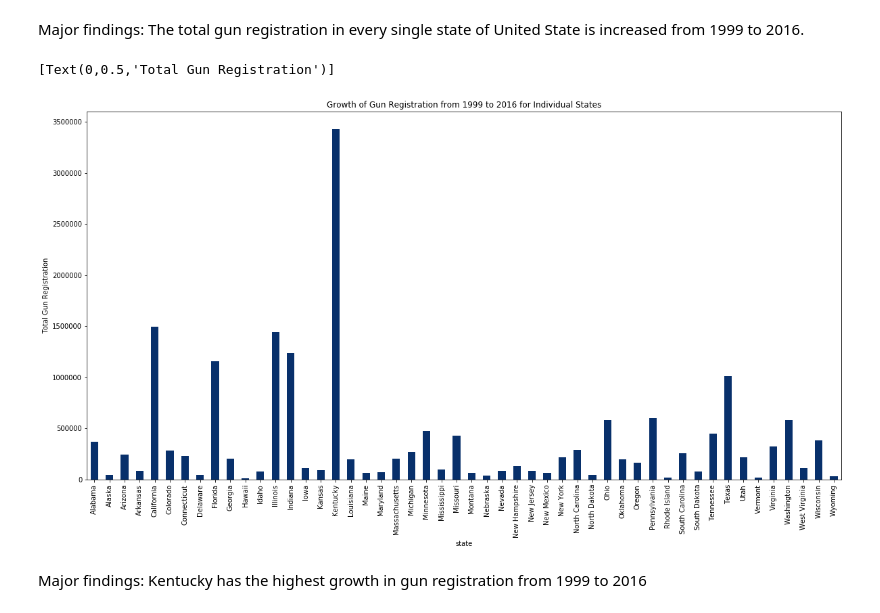
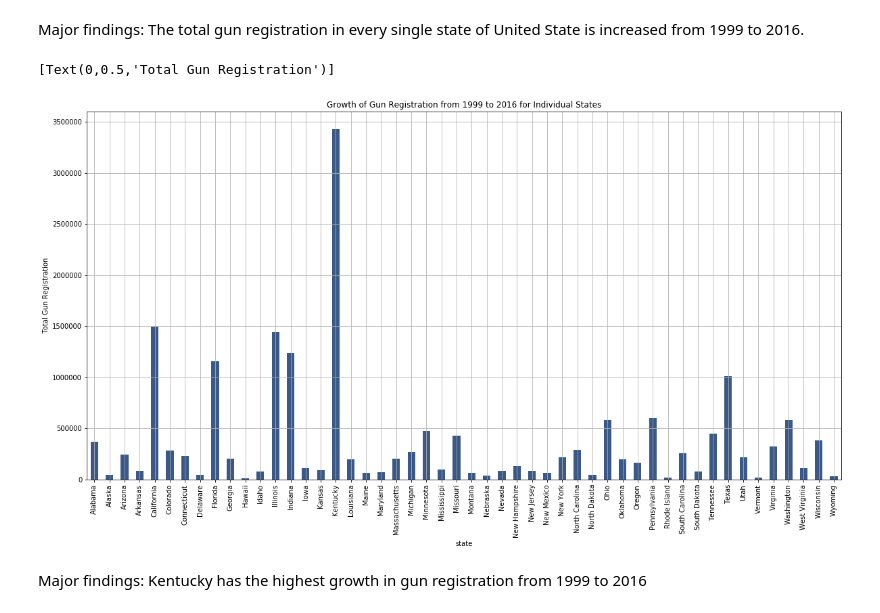
Before and after one commit to siuyik11/fbi_firearm_data_analysis, a Jupyter notebook: fbi_gun_data_analysis.ipynb, the cells around one changed output. Drawn from its saved outputs; the diff is of its cells as text; code cells hidden in the pictures.

```diff
--- a/fbi_gun_data_analysis.ipynb
+++ b/fbi_gun_data_analysis.ipynb
@@ -296,23 +296,23 @@ Major findings: The total gun registration in every single state of United State
 # %%
 #create a empty list to store growth information
 diff = []
 
 #this for loop calcualtes the growth of each state and store it the diff list
 for state in states:
     df2_state_1999_to_2016 = df2_gun_1998_to_2017_single_states.get_group(state).\
         groupby(['year']).sum()[1:-1]
     diff.append(df2_state_1999_to_2016['totals'][2016] - df2_state_1999_to_2016['totals'][1999])
 
 #Create a new DataFrame with state name and gun growth data
 df_diff = pd.DataFrame({'state':states, 'growth':diff})
 df_diff = df_diff.set_index('state')
 
 #Plot the gun growth data of each state 1999 to 2016
 df_diff.plot(kind = 'bar', figsize = (20,10), colormap = 'Blues_r', title = 'Growth of Gun \
-Registration from 1999 to 2016 for Individual States', legend = False).set(ylabel = 'Total Gun Registration')
+Registration from 1999 to 2016 for Individual States', legend = False,grid = True,alpha = 0.8).set(ylabel = 'Total Gun Registration')
 # %% [output]
 [Text(0,0.5,'Total Gun Registration')]
-[figure, old version]
+[figure, new version]
 # %% [markdown]
 Major findings: Kentucky has the highest growth in gun registration from 1999 to 2016
 # %% [markdown]
```
Also changed, not shown: 1 other file.
